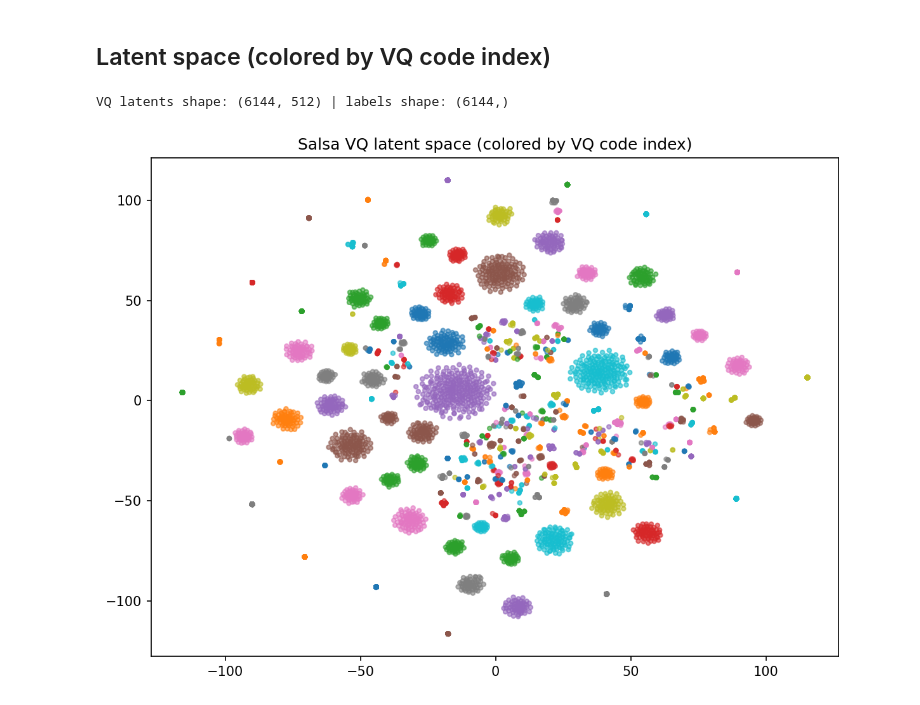
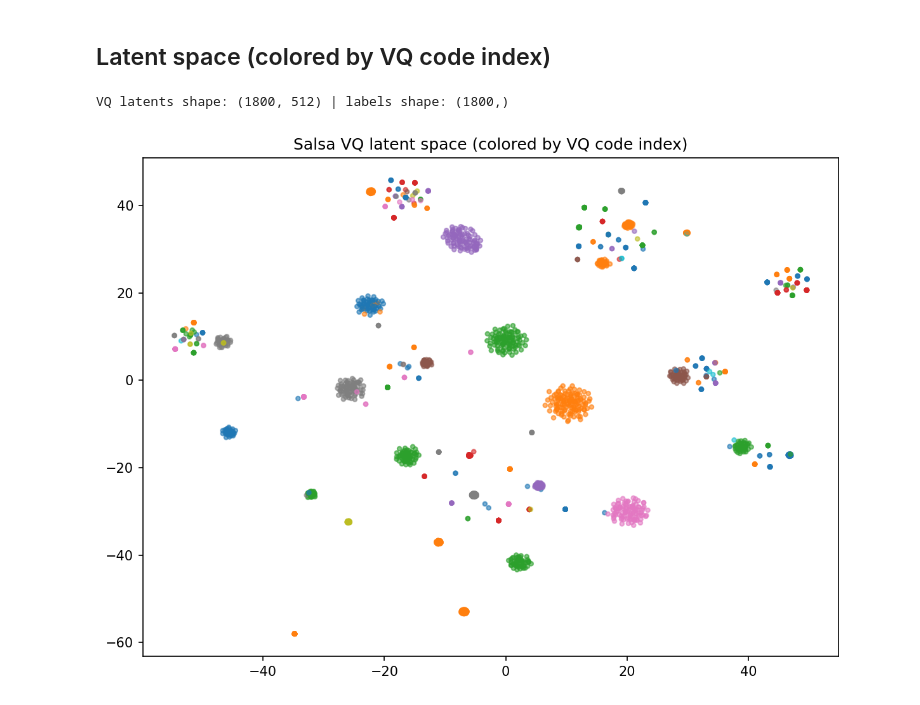
Before and after one commit to pjyazdian/VQVAE-INN-Workshop, a Jupyter notebook: 03_Salsa_Dance.ipynb, the cells around one changed output. Saved outputs shown, nothing was run; the diff lists cells and outputs as text; code cells hidden in the pictures.

```diff
--- a/03_Salsa_Dance.ipynb
+++ b/03_Salsa_Dance.ipynb
@@ -11,6 +22,7 @@ We train a **vanilla GRU autoencoder** on Salsa dance motion sequences, using th
 # %%
 import warnings
 warnings.filterwarnings("ignore", message=".*pyarrow.deserialize.*deprecated.*")
+import os
 
 import torch
 import numpy as np
@@ -24,4 +36,4 @@ from Salsa_utils.salsa_utils import (
     animate_skeleton_3d_gif,
 )
 
-SALSA_ROOT = Path("/local-scratch/localhome/pjomeyaz/Payam_Files/Projects/Salsa_Dance/scripts/New_2025/Salsa-Agent")
+SALSA_ROOT = Path("/localhome/pjomeyaz/Payam_Files/Misc/VQ-Workshop/VQVAE-INN-Workshop/data/Salsa_Data")
@@ -94,0 +119,11 @@ trainer.run(n_epochs=1)
+# %%
+# Save model checkpoint
+
+# os.makedirs("pretrained", exist_ok=True)
+save_path = os.path.join("pretrained", "vanila_Salsa.pt")
+# torch.save(model.state_dict(), save_path)
+# print(f"Model saved to {save_path}")
+
+# Load model checkpoint (example)
+model.load_state_dict(torch.load(save_path, map_location=device))
+print("Model loaded from", save_path)
@@ -97,7 +134,7 @@ trainer.run(n_epochs=1)
 
 Compare original vs reconstructed motion. Animate both as 3D skeletons (GIF).
 # %%
-idx = 0
+idx = 1
 model.eval()
 with torch.no_grad():
     sample = val_loader.dataset[idx]  # (19, 262) tensor
@@ -201,0 +226,12 @@ Loading normalization statistics from /local-scratch/localhome/pjomeyaz/Payam_Fi
+# %%
+
+# Save model checkpoint
+
+# os.makedirs("pretrained", exist_ok=True)
+save_path = os.path.join("pretrained", "VQ_Salsa.pt")
+# torch.save(model_vq.state_dict(), save_path)
+# print(f"Model saved to {save_path}")
+
+# Load model checkpoint (example)
+model_vq.load_state_dict(torch.load(save_path, map_location=device))
+print("Model loaded from", save_path)
@@ -226,23 +264,23 @@ Saved: salsa_vq_reconstructed.gif
 # %%
 model_vq.eval()
 latents_vq, vq_labels = [], []
-n_batches, counter = 2, 0
+n_batches, counter = 100, 0
 with torch.no_grad():
-    for batch in train_loader_vq:
+    for batch in train_loader:
         batch = batch.to(device)
         enc_out = model_vq.inference_encode(batch)
         z = enc_out[0] if isinstance(enc_out, (tuple, list)) else enc_out
         latents_vq.append(z.cpu().numpy())
         # VQ code indices from encoder latents
         code_idx = model_vq.vq_layer.quantize(z)
         vq_labels.append(code_idx.cpu().numpy())
         if counter >= n_batches:
             break
         counter += 1
 latents_vq = np.concatenate(latents_vq, axis=0)
 vq_labels = np.concatenate(vq_labels, axis=0)
 print("VQ latents shape:", latents_vq.shape, "| labels shape:", vq_labels.shape)
 scatter_latent_salsa(latents_vq, labels=vq_labels, use_tsne=True, title="Salsa VQ latent space (colored by VQ code index)")
 # %% [output]
-VQ latents shape: (6144, 512) | labels shape: (6144,)
+VQ latents shape: (1800, 512) | labels shape: (1800,)
-[figure, old version]
+[figure, new version]
```
Also changed, not shown: parts of 20 cells of this notebook, 6 other files.
